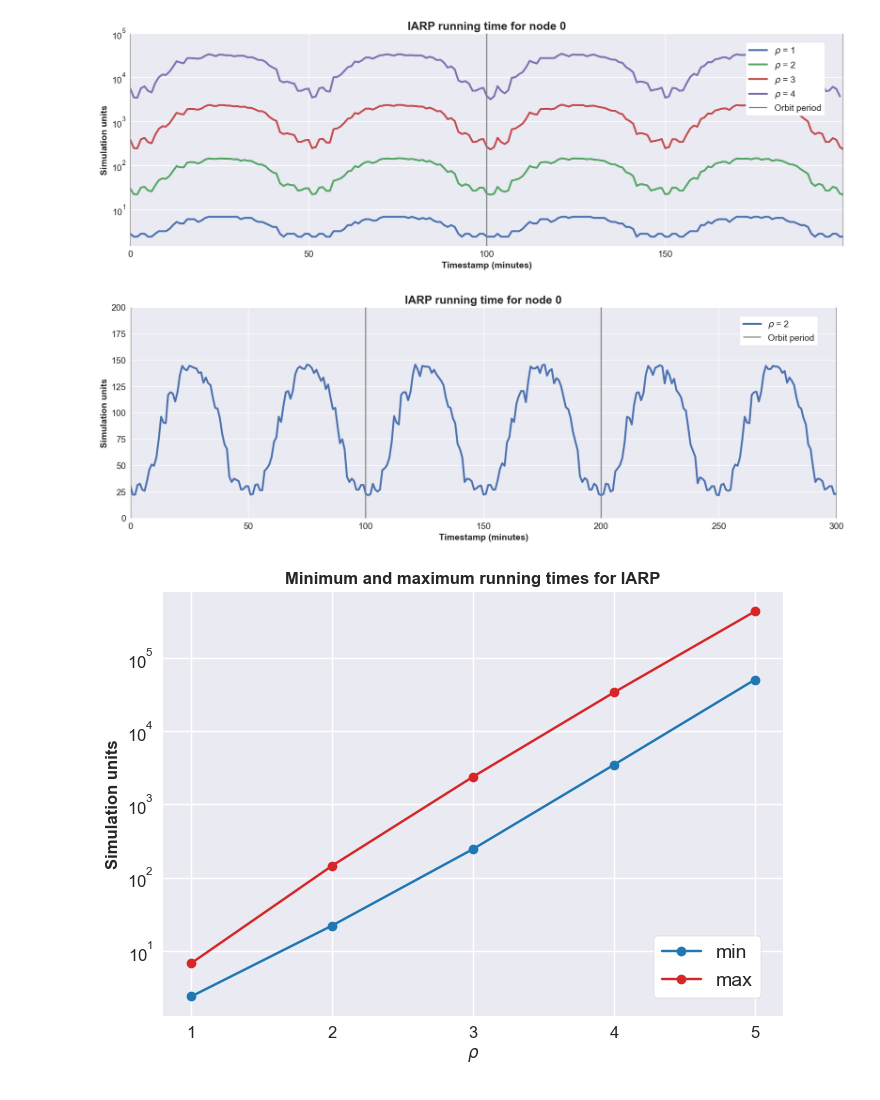
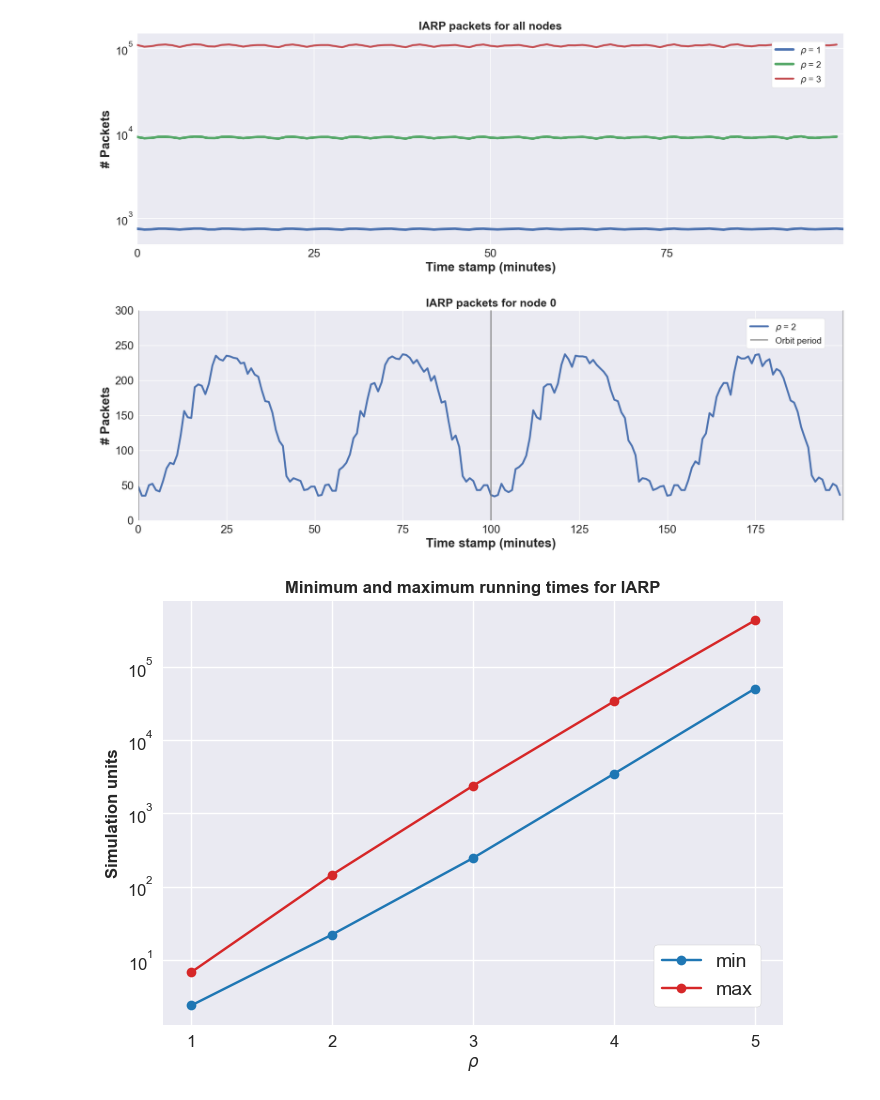
Before and after one commit to mathias-magnusson/Zone-routing-protocol, a Jupyter notebook: plot.ipynb, the cells around one changed output. Cells and saved outputs as stored; diff of their text form; code cells hidden in the pictures.

Commit message:
Test stuff

```diff
--- a/plot.ipynb
+++ b/plot.ipynb
@@ -1,10 +1,10 @@
 # %%
 import pandas as pd
 
-filepath_1 = "/Users/mathiasmagnusson/Zone-routing-protocol/iarp-test-1.csv"
-filepath_2 = "/Users/mathiasmagnusson/Zone-routing-protocol/iarp-test-2.csv"
-filepath_3 = "/Users/mathiasmagnusson/Zone-routing-protocol/iarp-test-3.csv"
-filepath_4 = "/Users/mathiasmagnusson/Zone-routing-protocol/iarp-test-4.csv"
+filepath_1 = "/Users/mathiasmagnusson/Zone-routing-protocol/Data-out/iarp-test-1.csv"
+filepath_2 = "/Users/mathiasmagnusson/Zone-routing-protocol/Data-out/iarp-test-2.csv"
+filepath_3 = "/Users/mathiasmagnusson/Zone-routing-protocol/Data-out/iarp-test-3.csv"
+filepath_4 = "/Users/mathiasmagnusson/Zone-routing-protocol/Data-out/iarp-test-only-0.csv"
 
 df1 = pd.read_csv(filepath_1)
 df2 = pd.read_csv(filepath_2)
@@ -17,56 +17,54 @@ df4 = df4.T
 df1.columns = ["$\u03C1$ = 1"]
 df2.columns = ["$\u03C1$ = 2"]
 df3.columns = ["$\u03C1$ = 3"]
-df4.columns = ["$\u03C1$ = 4"]
+df4.columns = ["$\u03C1$ = 2"]
 # %%
 ## IARP RUNNING TIMES OF p = 1,2,3,4,5
 
 import matplotlib.pyplot as plt
 
 plt.style.use('seaborn-v0_8')
 
 _, ax = plt.subplots(figsize=(20,6))
-df1.plot(ax=ax, linewidth=3)
-df2.plot(ax=ax, linewidth=3)
+df1.plot(ax=ax, linewidth=4)
+df2.plot(ax=ax, linewidth=4)
 df3.plot(ax=ax, linewidth=3)
-df4.plot(ax=ax, linewidth=3)
+#df4.plot(ax=ax, linewidth=3)
 
 ax.set_yscale('log')
 
-ax.vlines(range(0, 450, 100), 0, 100000, colors="tab:gray", label='Orbit period')
-ax.set_ylabel("Simulation units", weight="bold", fontsize=14)
-ax.set_xlabel("Timestamp (minutes)", weight="bold", fontsize=14)
-plt.title("IARP running time for node 0", weight="bold", fontsize=18)
-plt.ylim(0,100000)
-plt.xlim(0,200)
-plt.xticks(fontsize=14)
-plt.yticks(fontsize=14)
+#ax.vlines(range(0, 450, 100), 0, 10000, colors="tab:gray", label='Orbit period')
+ax.set_ylabel("# Packets", weight="bold", fontsize=20)
+ax.set_xlabel("Time stamp (minutes)", weight="bold", fontsize=20)
+plt.title("IARP packets for all nodes", weight="bold", fontsize=18)
+plt.ylim(500,150000)
+plt.xlim(0,100)
+plt.xticks(fontsize=18)
+plt.yticks(fontsize=18)
 
 legend = plt.legend(loc='upper right', bbox_to_anchor=(0.98, 0.98), frameon=True, framealpha=1, facecolor='white', fontsize = 14)
 # %% [output]
-[figure, old version]
+[figure, new version]
 # %%
 ## IARP RUNNING TIME AT p = 2
 
 plt.style.use('seaborn-v0_8')
 
 _, ax = plt.subplots(figsize=(20,6))
-df2.plot(ax=ax, linewidth=3)
+df4.plot(ax=ax, linewidth=3)
 
-ax.vlines(range(0, 450, 100), 0, 5000, colors="tab:gray", label='Orbit period')
-ax.set_ylabel("Simulation units", weight="bold", fontsize=14)
-ax.set_xlabel("Timestamp (minutes)", weight="bold", fontsize=14)
-plt.title("IARP running time for node 0", weight="bold", fontsize=18)
-plt.ylim(0,200)
-plt.xlim(0,300)
-plt.xticks(fontsize=14)
-plt.yticks(fontsize=14)
+ax.vlines(range(0, 450, 100), 0, 300, colors="tab:gray", label='Orbit period')
+ax.set_ylabel("# Packets", weight="bold", fontsize=20)
+ax.set_xlabel("Time stamp (minutes)", weight="bold", fontsize=20)
+plt.title("IARP packets for node 0", weight="bold", fontsize=18)
+plt.ylim(0,300)
+plt.xlim(0,200)
+plt.xticks(fontsize=18)
+plt.yticks(fontsize=18)
 
-
-#ax.legend(loc='upper right')
 legend = plt.legend(loc='upper right', bbox_to_anchor=(0.98, 0.98), frameon=True, framealpha=1, facecolor='white', fontsize = 14)
 # %% [output]
-[figure, old version]
+[figure, new version]
 # %%
 ## IARP RUNNING TIME AS A FUNCTION OF ZONE RADII
 import seaborn as sns
```
Also changed, not shown: parts of 1 cell of this notebook, 21 other files.
